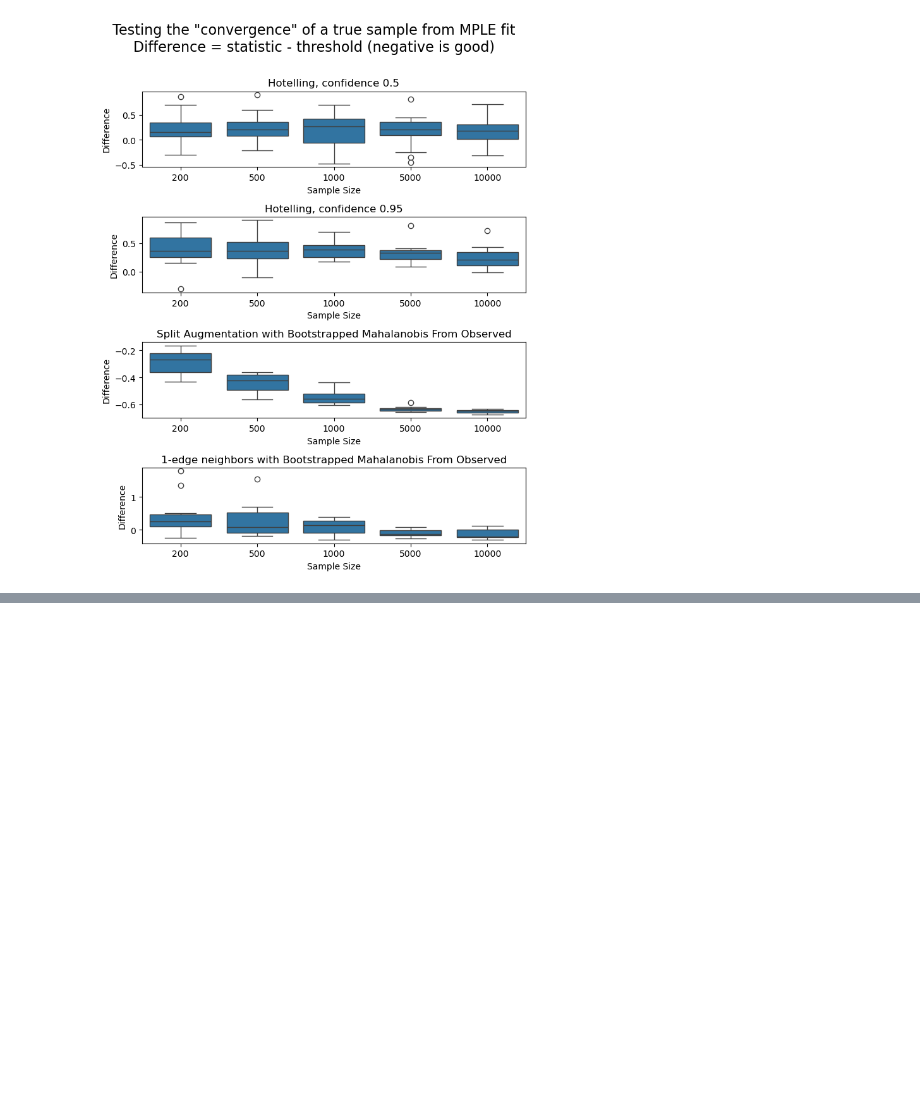
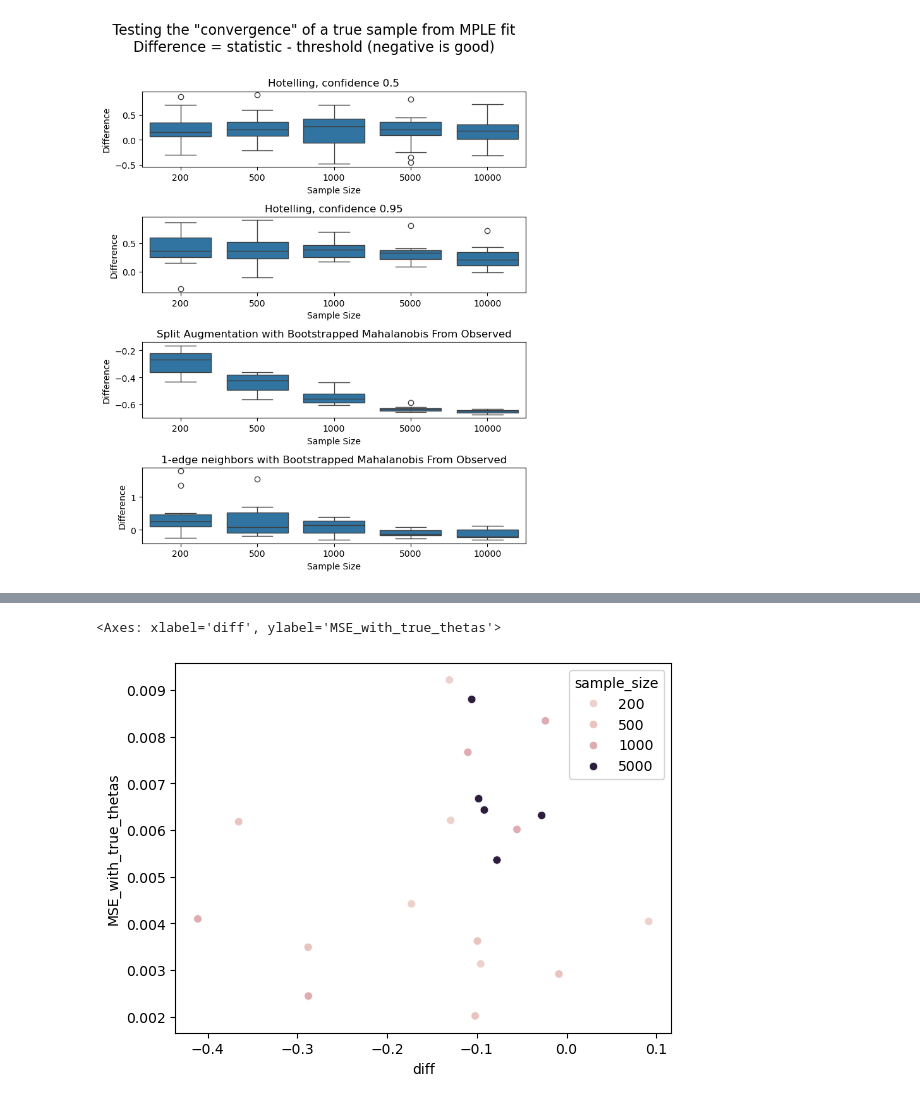
Before and after one commit to tomtalp/pyERGM, a Jupyter notebook: examples/convergence_benchmarks.ipynb, the cells around one changed output, grey strips where cells are left out. Saved outputs shown, nothing was run; the diff lists cells and outputs as text; code cells hidden in the pictures; blank space fills up the shorter version.

```diff
--- a/examples/convergence_benchmarks.ipynb
+++ b/examples/convergence_benchmarks.ipynb
@@ -661,0 +727,3 @@ plt.show()
+# %%
+df = pd.DataFrame(mcmle_experiments)
+df.head()
@@ -661,0 +737,5 @@ plt.show()
+# %%
+sns.scatterplot(data=df, x="diff", y="MSE_with_true_thetas", hue="sample_size")
+# %% [output]
+<Axes: xlabel='diff', ylabel='MSE_with_true_thetas'>
+[figure, added]
```
Also changed, not shown: parts of 28 cells of this notebook, 2 other files.
